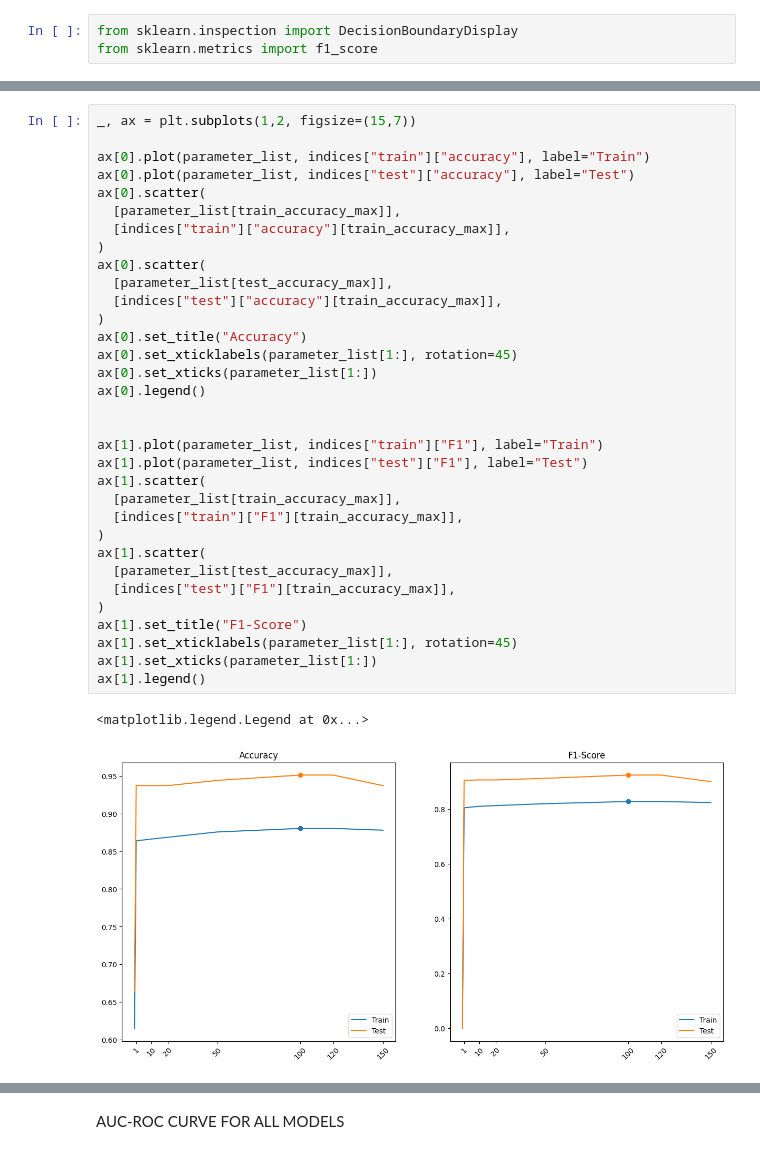
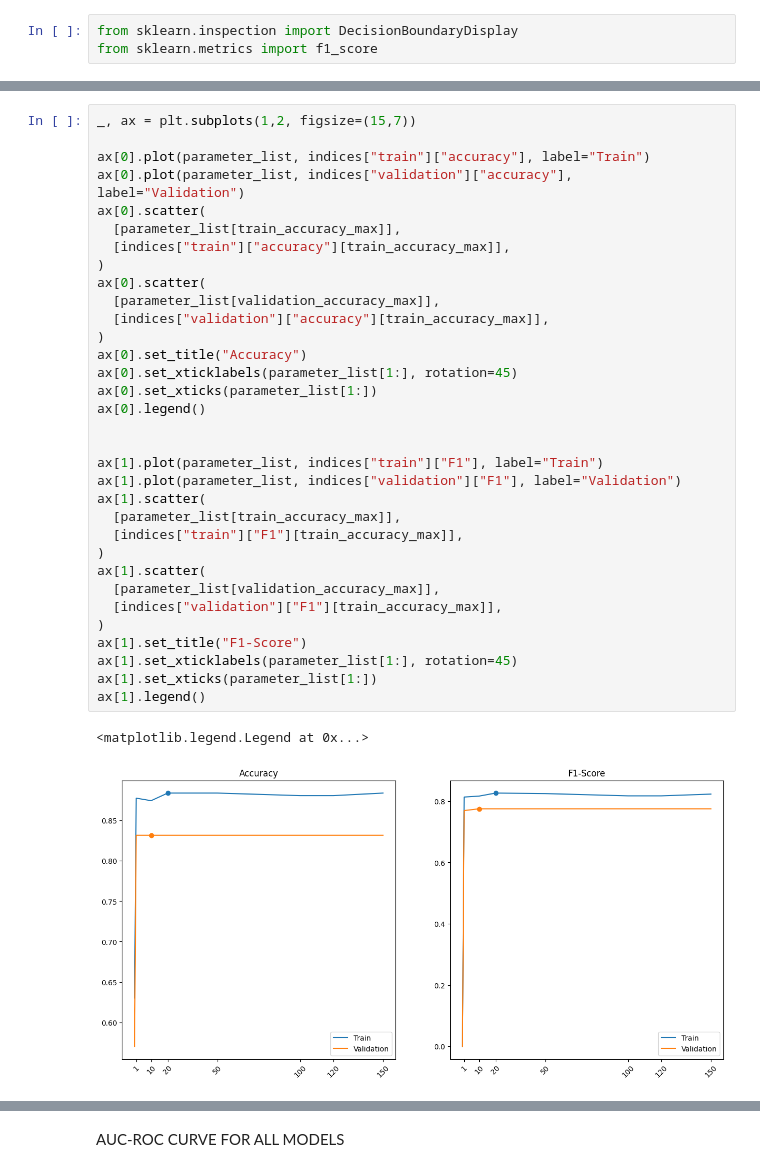
Before and after one commit to LeonardoMicheluz/progettoHealth, a Jupyter notebook: index_Micheluz.ipynb, the cells around one changed output, grey strips where cells are left out. Saved outputs shown, nothing was run; the diff lists cells and outputs as text.

Commit message:
Validation set added

```diff
--- a/index_Micheluz.ipynb
+++ b/index_Micheluz.ipynb
@@ -613,37 +623,37 @@ test_accuracy_max = np.argmax(indices["test"]["F1"])
 # %%
 _, ax = plt.subplots(1,2, figsize=(15,7))
 
 ax[0].plot(parameter_list, indices["train"]["accuracy"], label="Train")
-ax[0].plot(parameter_list, indices["test"]["accuracy"], label="Test")
+ax[0].plot(parameter_list, indices["validation"]["accuracy"], label="Validation")
 ax[0].scatter(
   [parameter_list[train_accuracy_max]],
   [indices["train"]["accuracy"][train_accuracy_max]],
 )
 ax[0].scatter(
-  [parameter_list[test_accuracy_max]],
-  [indices["test"]["accuracy"][train_accuracy_max]],
+  [parameter_list[validation_accuracy_max]],
+  [indices["validation"]["accuracy"][train_accuracy_max]],
 )
 ax[0].set_title("Accuracy")
 ax[0].set_xticklabels(parameter_list[1:], rotation=45)
 ax[0].set_xticks(parameter_list[1:])
 ax[0].legend()
 
 
 ax[1].plot(parameter_list, indices["train"]["F1"], label="Train")
-ax[1].plot(parameter_list, indices["test"]["F1"], label="Test")
+ax[1].plot(parameter_list, indices["validation"]["F1"], label="Validation")
 ax[1].scatter(
   [parameter_list[train_accuracy_max]],
   [indices["train"]["F1"][train_accuracy_max]],
 )
 ax[1].scatter(
-  [parameter_list[test_accuracy_max]],
-  [indices["test"]["F1"][train_accuracy_max]],
+  [parameter_list[validation_accuracy_max]],
+  [indices["validation"]["F1"][train_accuracy_max]],
 )
 ax[1].set_title("F1-Score")
 ax[1].set_xticklabels(parameter_list[1:], rotation=45)
 ax[1].set_xticks(parameter_list[1:])
 ax[1].legend()
 # %% [output]
 <matplotlib.legend.Legend at 0x...>
-[figure, old version]
+[figure, new version]
 # %%
```
Also changed, not shown: parts of 5 cells of this notebook.
